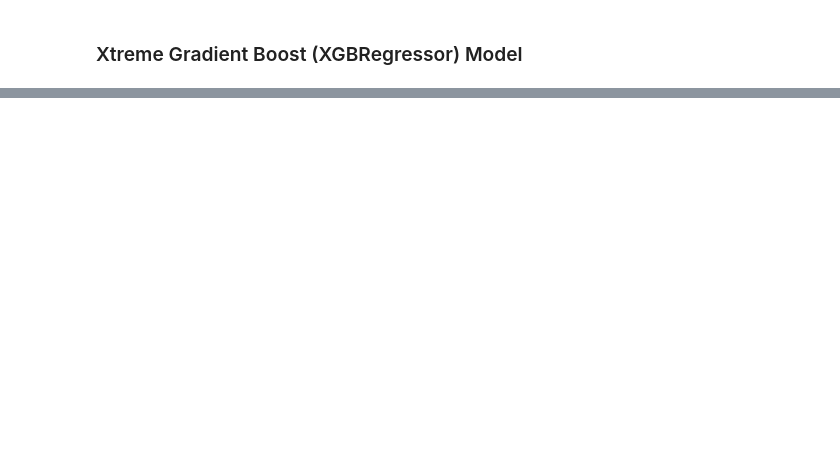
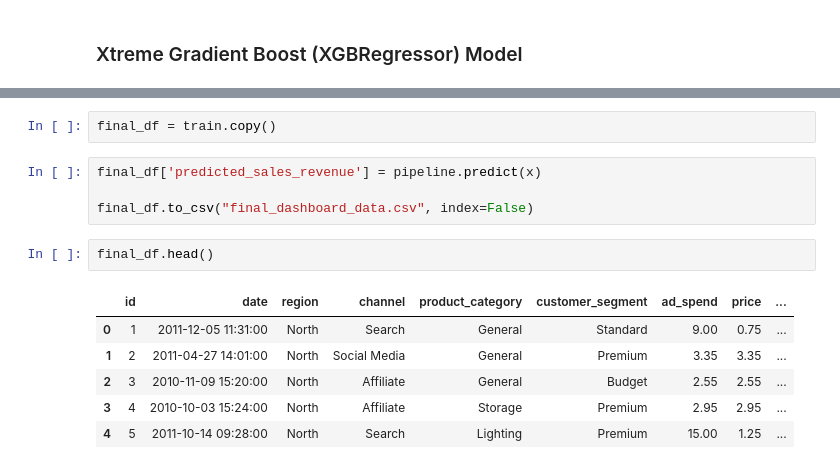
Before and after one commit to Mayank312003/E-Commerce-Sales-Prediction, a Jupyter notebook: E-Commerce Sales Analysis & Prediction.ipynb, the cells around one changed output, grey strips where cells are left out. Drawn from its saved outputs; the diff is of its cells as text; blank space fills up the shorter version.

```diff
--- a/E-Commerce Sales Analysis & Prediction.ipynb
+++ b/E-Commerce Sales Analysis & Prediction.ipynb
@@ -574,0 +639,15 @@ print(scores.mean())
+# %%
+final_df = train.copy()
+# %%
+final_df['predicted_sales_revenue'] = pipeline.predict(x)
+
+final_df.to_csv("final_dashboard_data.csv", index=False)
+# %%
+final_df.head()
+# %% [output]
+|  | id | date | region | channel | product_category | customer_segment | ad_spend | price | ... |
+| 0 | 1 | 2011-12-05 11:31:00 | North | Search | General | Standard | 9.00 | 0.75 | ... |
+| 1 | 2 | 2011-04-27 14:01:00 | North | Social Media | General | Premium | 3.35 | 3.35 | ... |
+| 2 | 3 | 2010-11-09 15:20:00 | North | Affiliate | General | Budget | 2.55 | 2.55 | ... |
+| 3 | 4 | 2010-10-03 15:24:00 | North | Affiliate | Storage | Premium | 2.95 | 2.95 | ... |
+| 4 | 5 | 2011-10-14 09:28:00 | North | Search | Lighting | Premium | 15.00 | 1.25 | ... |
```
Also changed, not shown: parts of 26 cells of this notebook.
